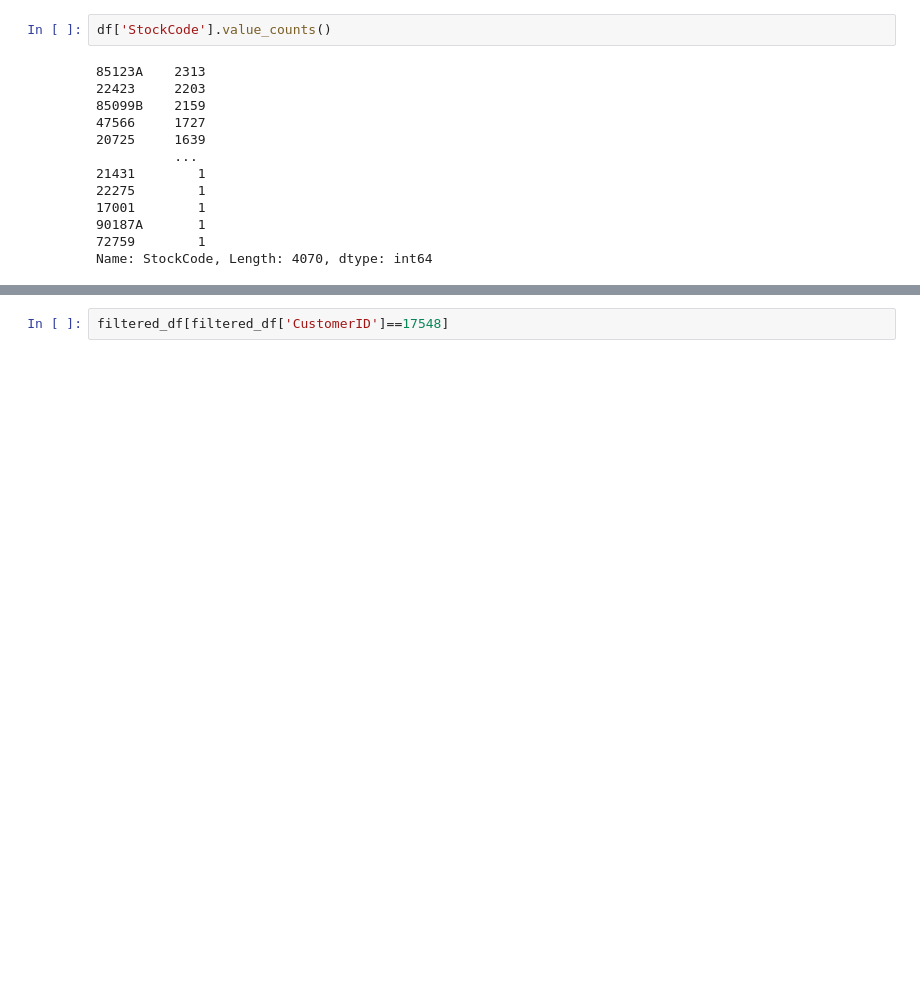
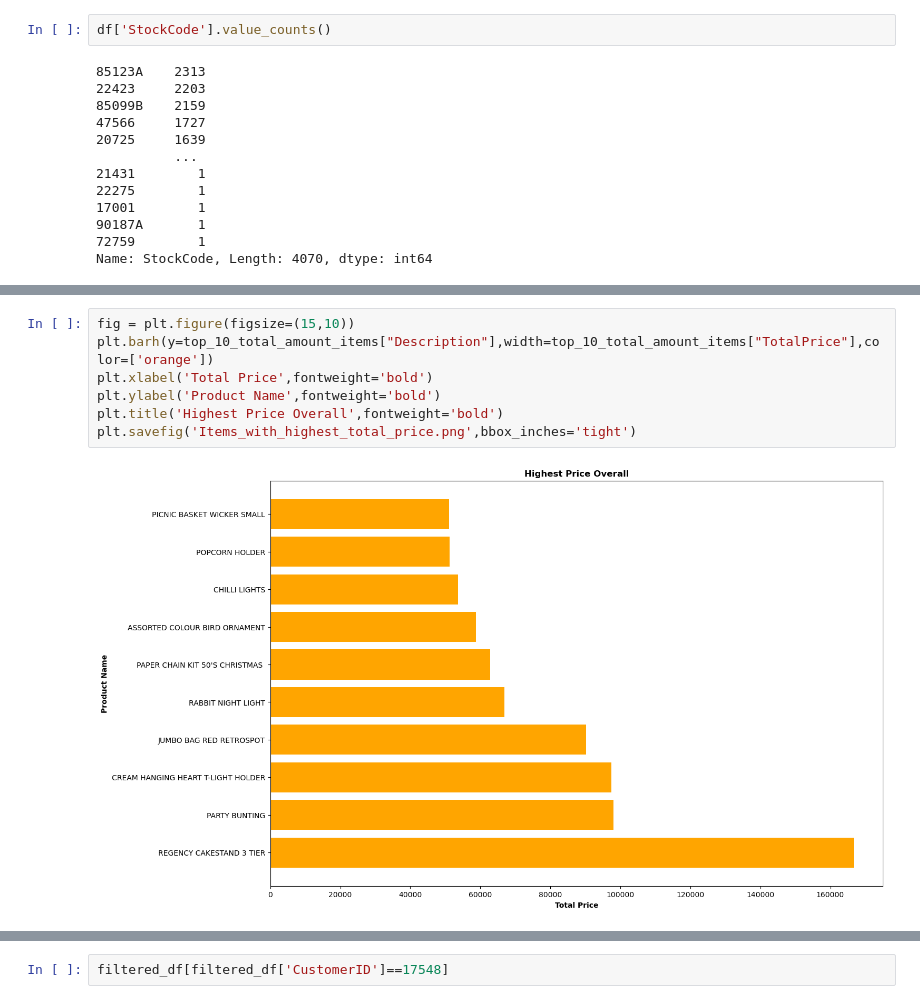
Before and after one commit to gregi12/e-commerce_analysis, a Jupyter notebook: exploratory_analysis.ipynb, the cells around one changed output, grey strips where cells are left out. Cells and saved outputs as stored; diff of their text form; blank space fills up the shorter version.

```diff
--- a/exploratory_analysis.ipynb
+++ b/exploratory_analysis.ipynb
@@ -139,0 +253,9 @@ cancelled_orders_and_returns['Quantity'] = cancelled_orders_and_returns['Quantit
+# %%
+fig = plt.figure(figsize=(15,10))
+plt.barh(y=top_10_total_amount_items["Description"],width=top_10_total_amount_items["TotalPrice"],color=['orange'])
+plt.xlabel('Total Price',fontweight='bold')
+plt.ylabel('Product Name',fontweight='bold')
+plt.title('Highest Price Overall',fontweight='bold')
+plt.savefig('Items_with_highest_total_price.png',bbox_inches='tight')
+# %% [output]
+[figure, added]
```
Also changed, not shown: parts of 24 cells of this notebook, 3 other files.
